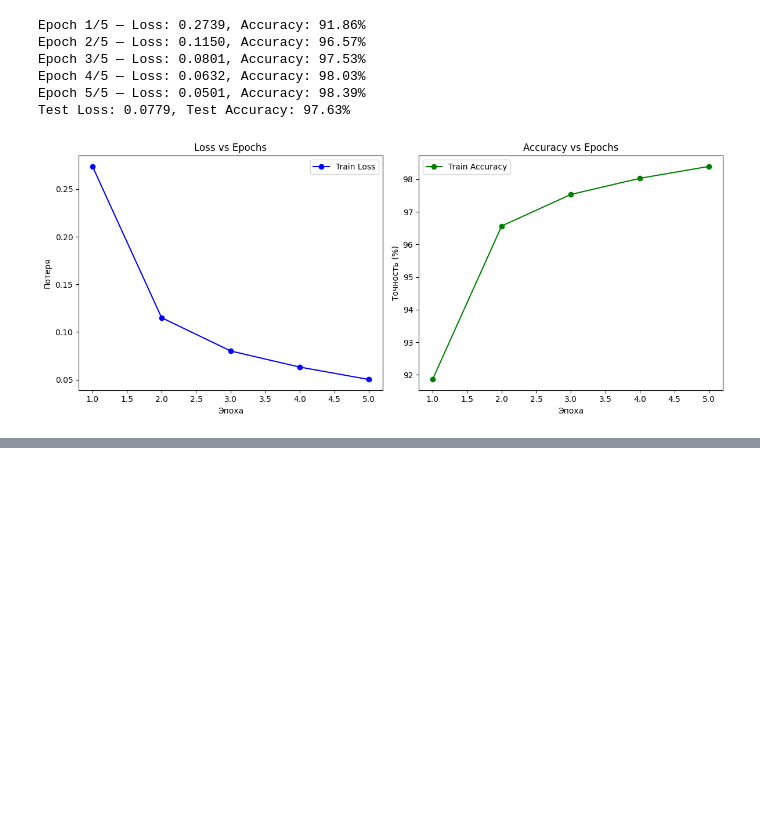
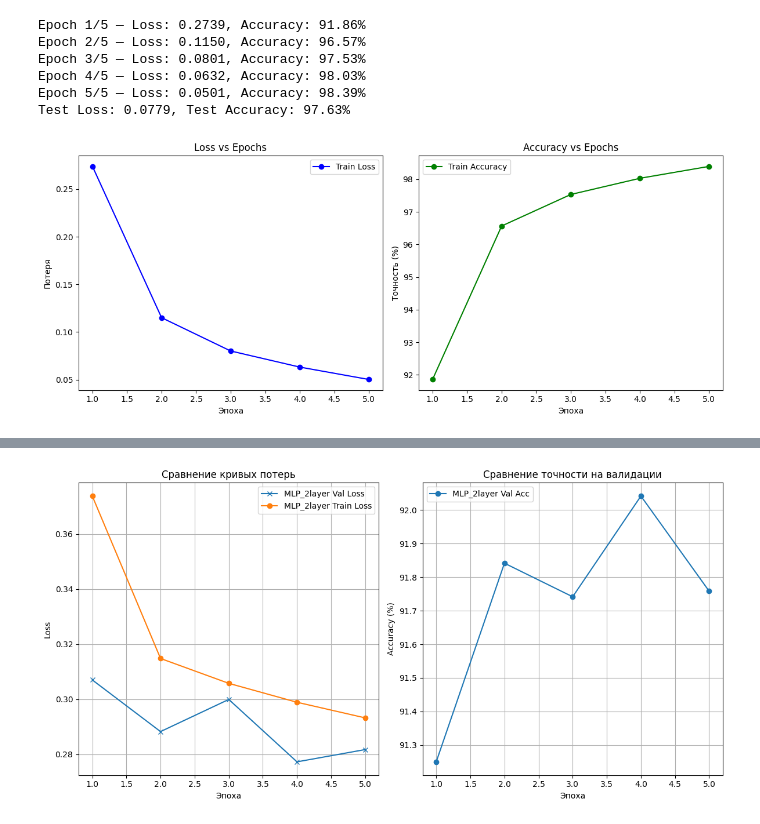
Before and after one commit to SamRosto/torch, a Jupyter notebook: mnist_torch.ipynb, the cells around one changed output, grey strips where cells are left out. Saved outputs shown, nothing was run; the diff lists cells and outputs as text; code cells hidden in the pictures; blank space fills up the shorter version.

Commit message:
mnist training + accuracy

```diff
--- a/mnist_torch.ipynb
+++ b/mnist_torch.ipynb
@@ -381,0 +496,98 @@ Test Loss: 0.0779, Test Accuracy: 97.63%
+# %%
+model = nn.Sequential(
+    nn.Flatten(),
+    nn.Linear(784, 128),
+    nn.Linear(128, 64),
+    nn.Linear(64, 10),
+)
+
+
+# Название модели для отображения графиков и логирования
+name = 'MLP_2layer'
+
+num_epochs = 5
+
+hist = {name: {'train_loss': [], 'val_loss': [], 'val_acc': []} }
+
+loss_criterion = nn.CrossEntropyLoss()
+
+optimizer = optim.Adam(model.parameters(), lr=0.001)
+
+
+for epoch in range(1, num_epochs + 1):
+    # Обучение
+    model.train()
+    running_loss = 0.0
+    for images, labels in train_loader:
+        optimizer.zero_grad()
+        outputs = model(images)
+        loss = criterion(outputs, labels)
+        loss.backward()
+        optimizer.step()
+        running_loss += loss.item()
+
+    epoch_train_loss = running_loss / len(train_loader)
+    # Добавляем потерю для графика
+    hist[name]['train_loss'].append(epoch_train_loss)
+
+
+    # Валидация
+    model.eval()
+    val_loss = 0.0
+    correct = 0
+    total = 0
+    with torch.no_grad():
+        for images, labels in val_loader:
+            outputs = model(images)
+            loss = criterion(outputs, labels)
+            val_loss += loss.item()
+            preds = outputs.argmax(dim=1)
+            correct += (preds == labels).sum().item()
+            total += labels.size(0)
+
+    # считаем валидацию на каждой эпохе обучения
+    epoch_val_loss = val_loss / len(val_loader)
+    epoch_val_acc  = 100.0 * correct / total
+    # Добавляем потерю для графика
+    hist[name]['val_loss'].append(epoch_val_loss)
+    # Добавляем точность для графика
+    hist[name]['val_acc'].append(epoch_val_acc)
+
+    print(f"{name} Epoch {epoch}/{num_epochs} - "
+            f"Train Loss: {epoch_train_loss:.4f}, "
+            f"Val Loss: {epoch_val_loss:.4f}, "
+            f"Val Acc: {epoch_val_acc:.2f}%")
+
+
+# Визуализация истории обучения (пример для loss)
+plt.figure(figsize=(12, 6))
+
+
+# Потеря
+plt.subplot(1, 2, 1)
+epochs = range(1, num_epochs + 1)
+plt.plot(epochs, hist[name]['val_loss'],   marker='x', label=f"{name} Val Loss")
+plt.plot(epochs, hist[name]['train_loss'], marker='o', label=f"{name} Train Loss",)
+plt.title("Сравнение кривых потерь")
+plt.xlabel("Эпоха")
+plt.ylabel("Loss")
+plt.legend()
+plt.grid(True)
+
+
+# Точность
+plt.subplot(1, 2, 2)
+
+
+epochs = range(1, num_epochs + 1)
+plt.plot(epochs, hist[name]['val_acc'], marker='o', label=f"{name} Val Acc")
+plt.title("Сравнение точности на валидации")
+plt.xlabel("Эпоха")
+plt.ylabel("Accuracy (%)")
+plt.legend()
+plt.grid(True)
+
+
+plt.tight_layout()
+plt.show()
+# %% [output]
@@ -381,0 +599 @@ Test Loss: 0.0779, Test Accuracy: 97.63%
+[figure, added]
```
Also changed, not shown: parts of 7 cells of this notebook.
